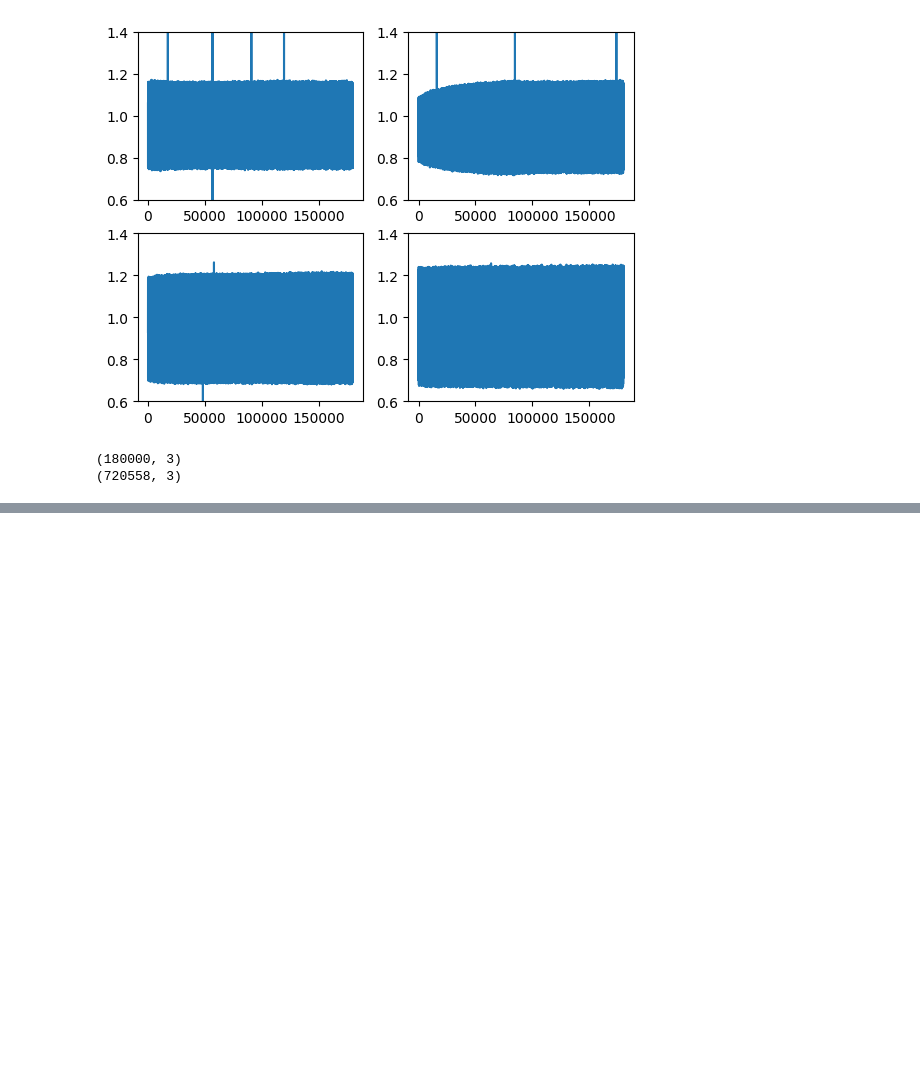
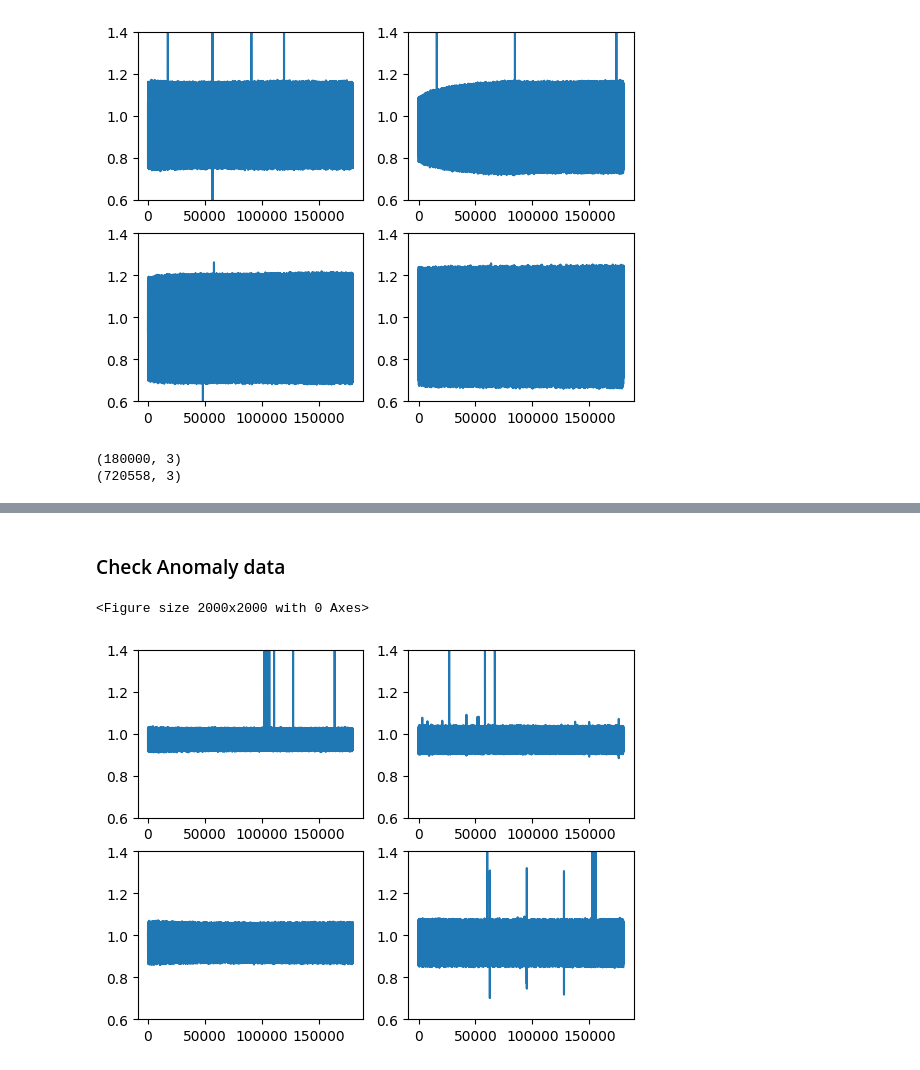
Before and after one commit to pnucse-capstone-2024/Capstone-2024-team-46, a Jupyter notebook: autoencoder.ipynb, the cells around one changed output, grey strips where cells are left out. Drawn from its saved outputs; the diff is of its cells as text; code cells hidden in the pictures; blank space fills up the shorter version.

```diff
--- a/autoencoder.ipynb
+++ b/autoencoder.ipynb
@@ -9,12 +9,12 @@ from scipy.ndimage import gaussian_filter1d
 import pandas as pd
 import numpy as np
 # %%
-def multiple_plotting():
+def multiple_plotting(str1, str2, str3, str4):
     # 파일 경로, 이름 설정해주세요.
-    data1_df = pd.read_csv('data/normal_9v_data.csv', header=None)
-    data2_df = pd.read_csv('data/normal_10v_data.csv', header=None)
-    data3_df = pd.read_csv('data/normal_11v_data.csv', header=None)
-    data4_df = pd.read_csv('data/normal_12v_data.csv', header=None)
+    data1_df = pd.read_csv(str1, header=None)
+    data2_df = pd.read_csv(str2, header=None)
+    data3_df = pd.read_csv(str3, header=None)
+    data4_df = pd.read_csv(str4, header=None)
 
     data1_df.columns = ['x', 'y', 'z']
     data2_df.columns = ['x', 'y', 'z']
@@ -196,0 +283,11 @@ model.save("u_net_v5.h5")
+# %% [markdown]
+### Check Anomaly data
+# %%
+anomaly_data1 = 'data/anomaly_data/anomaly_3v_data1.csv'
+anomaly_data2 = 'data/anomaly_data/anomaly_3v_data2.csv'
+anomaly_data3 = 'data/anomaly_data/anomaly_5v_data1.csv'
+anomaly_data4 = 'data/anomaly_data/anomaly_5v_data2.csv'
+multiple_plotting(anomaly_data1, anomaly_data2, anomaly_data3, anomaly_data4)
+# %% [output]
+<Figure size 2000x2000 with 0 Axes>
+[figure, added]
```
Also changed, not shown: parts of 19 cells of this notebook, 1 other file.
